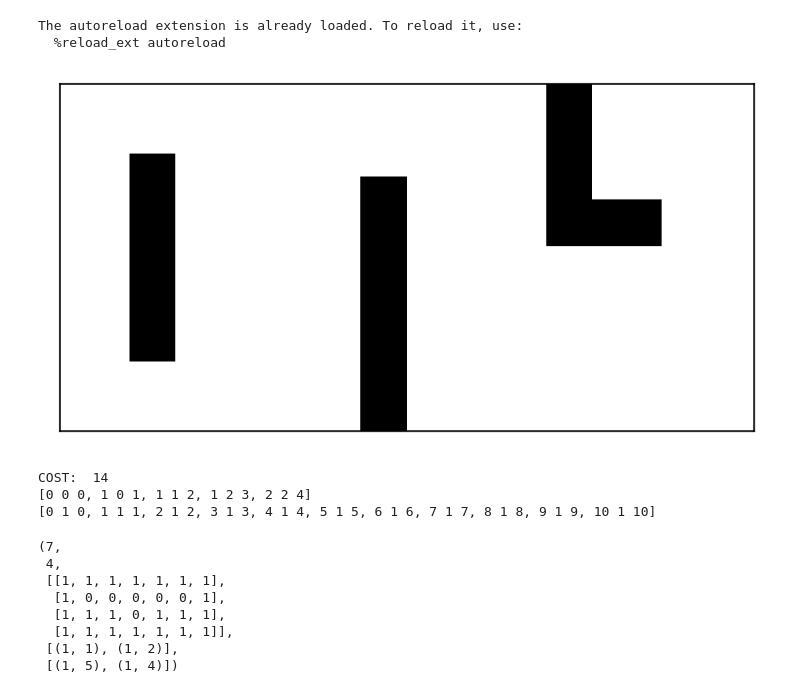
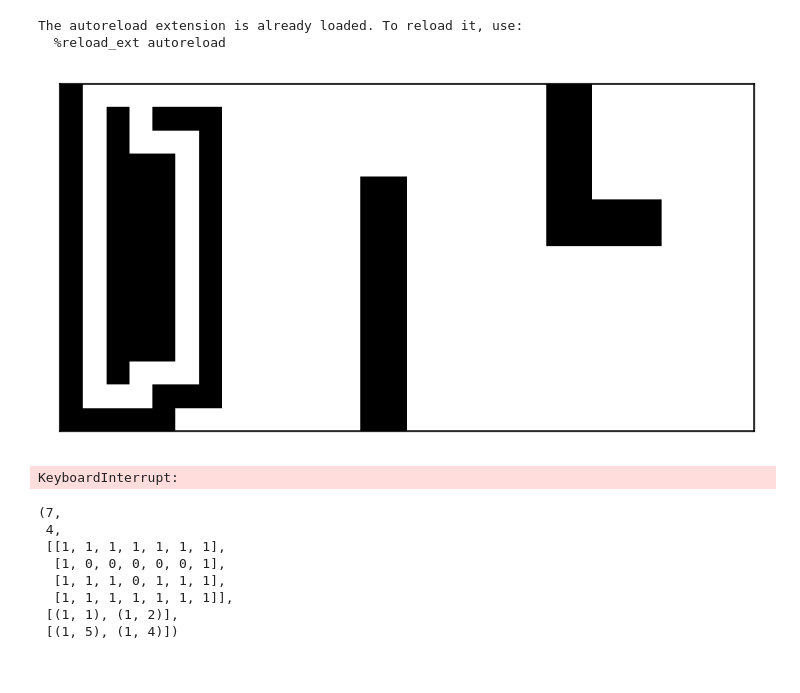
Before and after one commit to Maxon081102/CBSLab, a Jupyter notebook: testCBS.ipynb, the cells around one changed output. Drawn from its saved outputs; the diff is of its cells as text; code cells hidden in the pictures.

```diff
--- a/testCBS.ipynb
+++ b/testCBS.ipynb
@@ -10,12 +10,10 @@ from work_with_file import read_task_from_file
 The autoreload extension is already loaded. To reload it, use:
   %reload_ext autoreload
 # %%
-test_cbs_on_map(0, 0, show_debug=False, show_all_solution=False, show_path=True, show_cost=True, draw_test_map=True)
+%time res = test_cbs_on_map(2, 0, show_debug=False, show_all_solution=True, show_path=True, show_cost=True, draw_test_map=True, isCBSH=True)
 # %% [output]
-[figure, old version]
+[figure, new version]
-COST:  14
-[0 0 0, 1 0 1, 1 1 2, 1 2 3, 2 2 4]
-[0 1 0, 1 1 1, 2 1 2, 3 1 3, 4 1 4, 5 1 5, 6 1 6, 7 1 7, 8 1 8, 9 1 9, 10 1 10]
+KeyboardInterrupt:
 # %%
 test = Map()
 # %%
```
Also changed, not shown: parts of 2 cells of this notebook, 4 other files.
